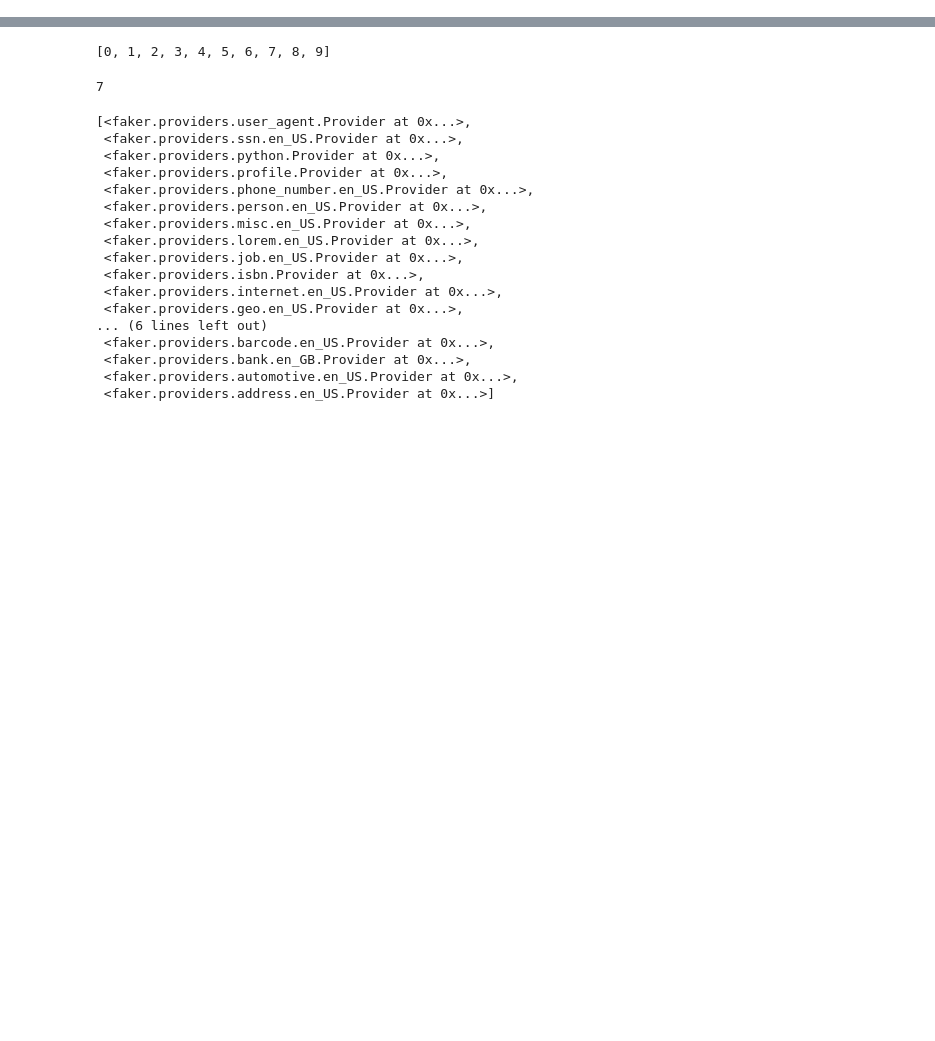
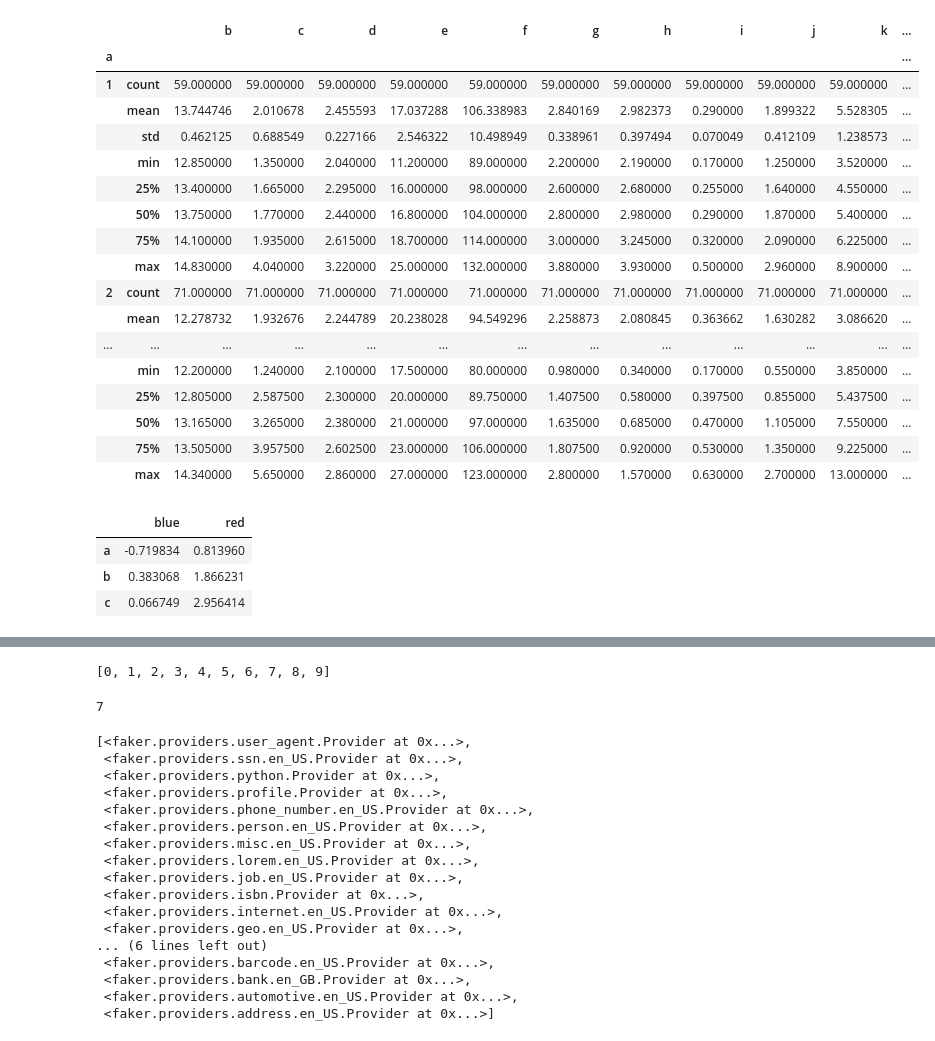
Before and after one commit to Aprsli/PythonProject, a Jupyter notebook: CodeStudy/pd.ipynb, the cells around one changed output, grey strips where cells are left out. Drawn from its saved outputs; the diff is of its cells as text; code cells hidden in the pictures; blank space fills up the shorter version.

```diff
--- a/CodeStudy/pd.ipynb
+++ b/CodeStudy/pd.ipynb
@@ -3,3 +3,8 @@ import pandas as pd
 import numpy as np
 from faker import Faker
 import random
+# %%
+pd.set_option('display.width', 200)
+df = pd.read_csv("../Data/wine.data", header=None)
+df.columns = ["a", "b", "c", "d", "e", "f", "g", "h", "i", "j", "k", "l", "m", "n"]
+df.head()
@@ -5,0 +18,3 @@ import random
+# %%
+df1 = df.groupby(df['a']).describe()
+df1.head()
@@ -5,0 +45,21 @@ import random
+# %%
+df1.stack()
+# %% [output]
+|  |  | b | c | d | e | f | g | h | i | j | k | ... |
+| a |  |  |  |  |  |  |  |  |  |  |  | ... |
+| 1 | count | 59.000000 | 59.000000 | 59.000000 | 59.000000 | 59.000000 | 59.000000 | 59.000000 | 59.000000 | 59.000000 | 59.000000 | ... |
+|  | mean | 13.744746 | 2.010678 | 2.455593 | 17.037288 | 106.338983 | 2.840169 | 2.982373 | 0.290000 | 1.899322 | 5.528305 | ... |
+|  | std | 0.462125 | 0.688549 | 0.227166 | 2.546322 | 10.498949 | 0.338961 | 0.397494 | 0.070049 | 0.412109 | 1.238573 | ... |
+|  | min | 12.850000 | 1.350000 | 2.040000 | 11.200000 | 89.000000 | 2.200000 | 2.190000 | 0.170000 | 1.250000 | 3.520000 | ... |
+|  | 25% | 13.400000 | 1.665000 | 2.295000 | 16.000000 | 98.000000 | 2.600000 | 2.680000 | 0.255000 | 1.640000 | 4.550000 | ... |
+|  | 50% | 13.750000 | 1.770000 | 2.440000 | 16.800000 | 104.000000 | 2.800000 | 2.980000 | 0.290000 | 1.870000 | 5.400000 | ... |
+|  | 75% | 14.100000 | 1.935000 | 2.615000 | 18.700000 | 114.000000 | 3.000000 | 3.245000 | 0.320000 | 2.090000 | 6.225000 | ... |
+|  | max | 14.830000 | 4.040000 | 3.220000 | 25.000000 | 132.000000 | 3.880000 | 3.930000 | 0.500000 | 2.960000 | 8.900000 | ... |
+| 2 | count | 71.000000 | 71.000000 | 71.000000 | 71.000000 | 71.000000 | 71.000000 | 71.000000 | 71.000000 | 71.000000 | 71.000000 | ... |
+|  | mean | 12.278732 | 1.932676 | 2.244789 | 20.238028 | 94.549296 | 2.258873 | 2.080845 | 0.363662 | 1.630282 | 3.086620 | ... |
+| ... | ... | ... | ... | ... | ... | ... | ... | ... | ... | ... | ... | ... |
+|  | min | 12.200000 | 1.240000 | 2.100000 | 17.500000 | 80.000000 | 0.980000 | 0.340000 | 0.170000 | 0.550000 | 3.850000 | ... |
+|  | 25% | 12.805000 | 2.587500 | 2.300000 | 20.000000 | 89.750000 | 1.407500 | 0.580000 | 0.397500 | 0.855000 | 5.437500 | ... |
+|  | 50% | 13.165000 | 3.265000 | 2.380000 | 21.000000 | 97.000000 | 1.635000 | 0.685000 | 0.470000 | 1.105000 | 7.550000 | ... |
+|  | 75% | 13.505000 | 3.957500 | 2.602500 | 23.000000 | 106.000000 | 1.807500 | 0.920000 | 0.530000 | 1.350000 | 9.225000 | ... |
+|  | max | 14.340000 | 5.650000 | 2.860000 | 27.000000 | 123.000000 | 2.800000 | 1.570000 | 0.630000 | 2.700000 | 13.000000 | ... |
@@ -5,0 +72,7 @@ import random
+# %%
+df.groupby({'data1':'red', 'data2':'blue', 'data3':'red'}, axis=1).sum()
+# %% [output]
+|  | blue | red |
+| a | -0.719834 | 0.813960 |
+| b | 0.383068 | 1.866231 |
+| c | 0.066749 | 2.956414 |
```
Also changed, not shown: parts of 15 cells of this notebook, 18 other files.
